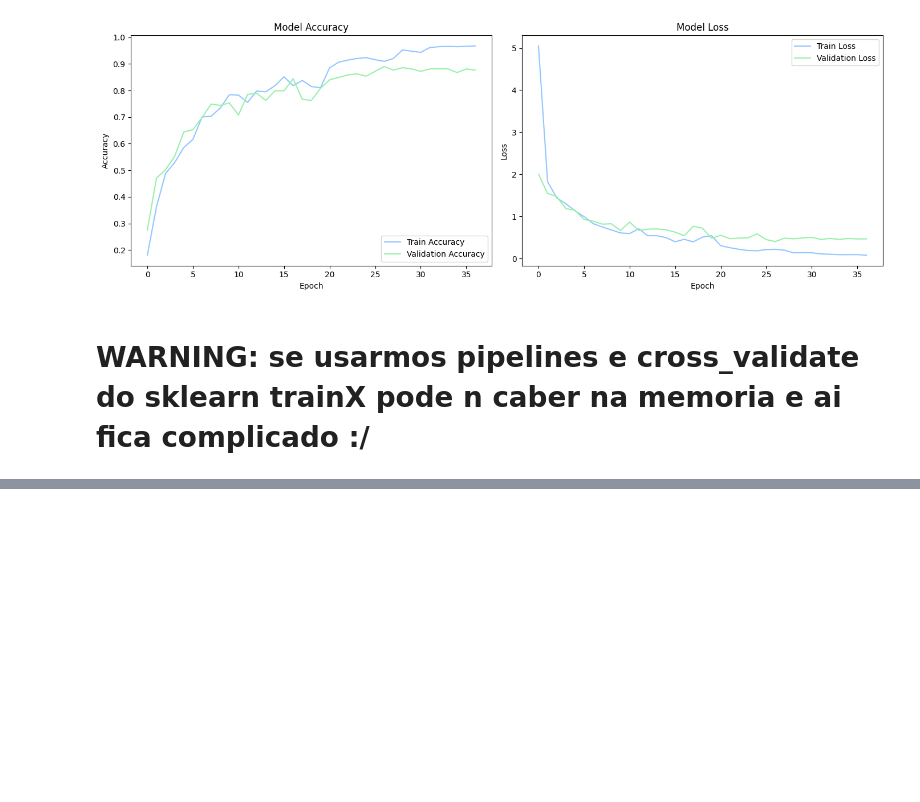
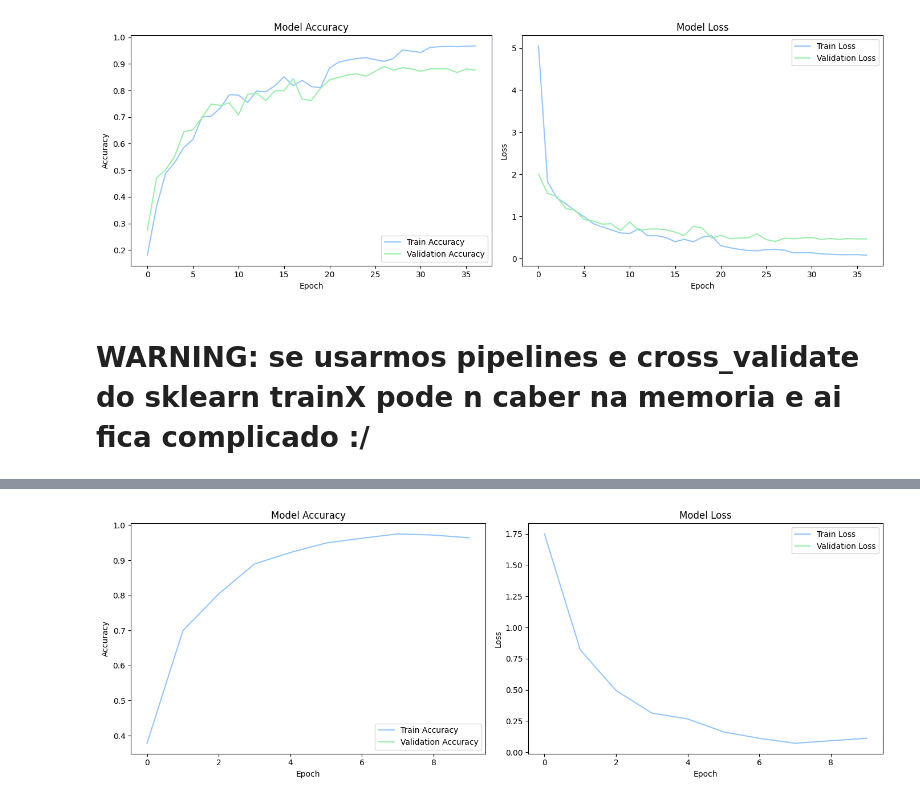
Before and after one commit to EstevesX10/ML2-Urban-Sound-Classification, a Jupyter notebook: Urban-Sound-Classification/UrbanSoundClassification.ipynb, the cells around one changed output, grey strips where cells are left out. Saved outputs shown, nothing was run; the diff lists cells and outputs as text; code cells hidden in the pictures; blank space fills up the shorter version.

```diff
--- a/Urban-Sound-Classification/UrbanSoundClassification.ipynb
+++ b/Urban-Sound-Classification/UrbanSoundClassification.ipynb
@@ -891,0 +828,26 @@ plotNetworkTrainingPerformance(history)
+# %%
+from sklearn.discriminant_analysis import StandardScaler
+from sklearn.model_selection import PredefinedSplit, cross_validate
+from sklearn.pipeline import Pipeline
+from scikeras.wrappers import KerasClassifier
+from sklearn.preprocessing import LabelEncoder
+
+classifier = KerasClassifier(
+    build_fn=lambda: model,
+    epochs=10,
+    batch_size=32,
+    callbacks=[early_stopping, reduce_lr],
+    verbose=1,
+)
+
+# split = PredefinedSplit(df.iloc[train_indices]["fold"])
+encoder = LabelEncoder()
+pipeline = Pipeline([
+    ('scaler', StandardScaler()),  # Feature scaling
+    ('model', classifier)          # TensorFlow model
+])
+
+# (888, 13, 345)
+
+# cv_results = cross_validate(pipeline, trainX, trainY, cv=split)
+history = pipeline.fit(utrainX, utrainY)
@@ -891,0 +875,8 @@ plotNetworkTrainingPerformance(history)
+# %%
+# history = cv_results.best_estimator_.named_steps["model"].history_
+history2 = pipeline.named_steps["model"].history_
+# %%
+# Plot training & validation accuracy and loss values
+plotNetworkTrainingPerformance(history2)
+# %% [output]
+[figure, added]
```
Also changed, not shown: parts of 20 cells of this notebook.
